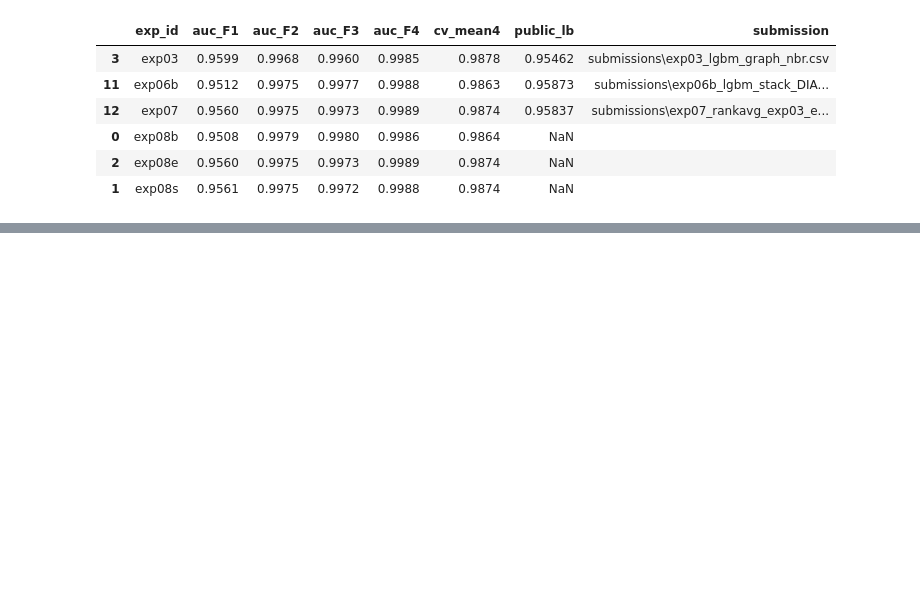
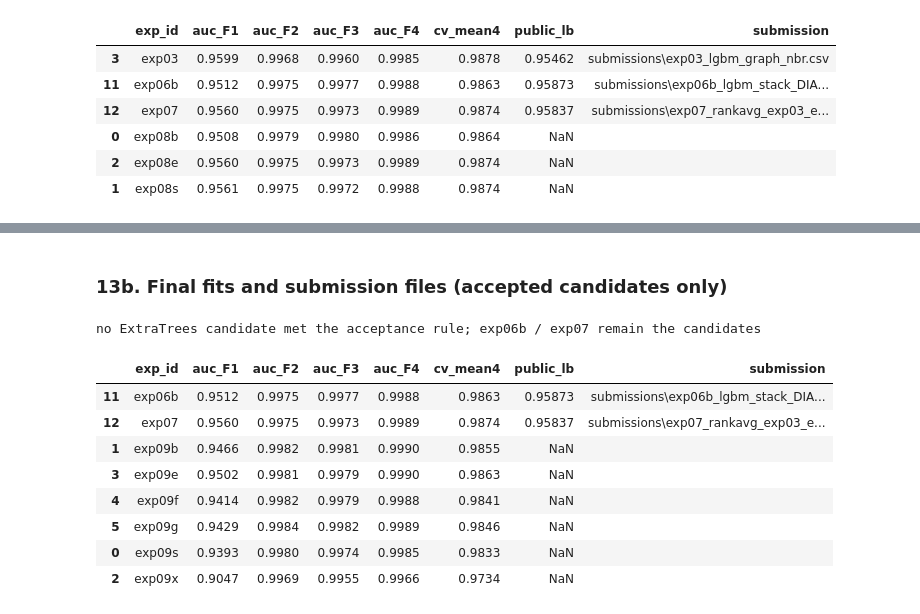
Before and after one commit to tanbeng123/bt4012-e1139091-kaggle-2026, a Jupyter notebook: bt4012_solution.ipynb, the cells around one changed output, grey strips where cells are left out. Cells and saved outputs as stored; diff of their text form; code cells hidden in the pictures; blank space fills up the shorter version.

```diff
--- a/bt4012_solution.ipynb
+++ b/bt4012_solution.ipynb
@@ -1030,0 +1174,62 @@ no tuned candidate met the acceptance rule; exp06b / exp07 remain the candidates
+# %% [markdown]
+### 13b. Final fits and submission files (accepted candidates only)
+# %%
+accepted9 = [e for e in res9.index if dec9[e][0]]
+needed = set(accepted9) | {m for e in accepted9 if e in ENSEMBLES for m in ENSEMBLES[e]}
+test_pred = {'exp03': pd.read_csv(SUB_DIR / 'exp03_lgbm_graph_nbr.csv').target.values,
+             'exp06b': pd.read_csv(SUB_DIR / 'exp06b_lgbm_stack_DIAGNOSTIC.csv').target.values}
+
+if needed & {'exp09b', 'exp09x'}:
+    NBS_FULL = neighbour_scores(stage_a_scores(lab_x, test_x, A_COLS))     # default model A on steps 1-35
+    lab_full, test_full = lab_x.join(NBS_FULL, on='txId'), test_x.join(NBS_FULL, on='txId')
+if 'exp09s' in needed:
+    test_pred['exp09s'] = fit_predict(lgb_et_params(best_cfg['lgbm_et_single']), lab_x, test_x, FEATURE_SETS['graph_nbr'])
+if 'exp09b' in needed:
+    test_pred['exp09b'] = fit_predict(lgb_et_params(best_cfg['lgbm_et_stack']), lab_full, test_full, STACK_COLS)
+if 'exp09x' in needed:
+    test_pred['exp09x'] = make_etc(best_cfg['etc_stack']).fit(lab_full[STACK_COLS].fillna(FILL), lab_full['label']) \
+                                                          .predict_proba(test_full[STACK_COLS].fillna(FILL))[:, 1]
+for e in accepted9:
+    if e in ENSEMBLES:
+        test_pred[e] = rank_average(*[test_pred[m] for m in ENSEMBLES[e]])
+
+paths9 = {}
+for e in accepted9:
+    sub = sample[['index']].copy()
+    sub['target'] = test_pred[e]
+    assert sub.shape == sample.shape and (sub['index'].values == sample['index'].values).all()
+    assert np.isfinite(sub['target']).all() and sub['target'].between(0, 1).all()
+    paths9[e] = SUB_DIR / f'{e}_extratrees.csv'
+    sub.to_csv(paths9[e], index=False)
+    print('saved', paths9[e])
+if not accepted9:
+    print('no ExtraTrees candidate met the acceptance rule; exp06b / exp07 remain the candidates')
+
+desc = {'exp09s': ('lgbm extra_trees', 'graph_nbr', f"{best_cfg['lgbm_et_single']}: {LGB_ET_GRID[best_cfg['lgbm_et_single']]}"),
+        'exp09b': ('lgbm 2-stage extra_trees (model B)', 'graph_nbr + nb_scores', f"{best_cfg['lgbm_et_stack']}: {LGB_ET_GRID[best_cfg['lgbm_et_stack']]}"),
+        'exp09x': ('sklearn ExtraTrees 500', 'graph_nbr + nb_scores', f"{best_cfg['etc_stack']}: {ETC_GRID[best_cfg['etc_stack']]}"),
+        'exp09e': ('rank average', ' + '.join(ENSEMBLES['exp09e']), 'equal weights'),
+        'exp09f': ('rank average', ' + '.join(ENSEMBLES['exp09f']), 'equal weights'),
+        'exp09g': ('rank average', ' + '.join(ENSEMBLES['exp09g']), 'equal weights')}
+log = pd.read_csv(LOG)
+new_log = pd.DataFrame([{
+    'exp_id': e, 'model': desc[e][0], 'features': desc[e][1], 'seed': SEED, 'params': desc[e][2],
+    **{f'auc_{f}': round(r[f], 4) for f in ALL_FOLDS},
+    'cv_mean4': round(r['mean'], 4), 'cv_min': round(r[list(ALL_FOLDS)].min(), 4),
+    'submission': str(paths9.get(e, '')),
+} for e, r in res9.iterrows()])
+new_log = new_log.merge(log[['exp_id', 'public_lb']], on='exp_id', how='left')
+log = pd.concat([log[~log.exp_id.isin(new_log.exp_id)], new_log]).sort_values('exp_id')
+log.to_csv(LOG, index=False)
+log.loc[log.exp_id.str.startswith(('exp06b', 'exp07', 'exp09')), ['exp_id', 'auc_F1', 'auc_F2', 'auc_F3', 'auc_F4', 'cv_mean4', 'public_lb', 'submission']]
+# %% [output]
+no ExtraTrees candidate met the acceptance rule; exp06b / exp07 remain the candidates
+|  | exp_id | auc_F1 | auc_F2 | auc_F3 | auc_F4 | cv_mean4 | public_lb | submission |
+| 11 | exp06b | 0.9512 | 0.9975 | 0.9977 | 0.9988 | 0.9863 | 0.95873 | submissions\exp06b_lgbm_stack_DIA... |
+| 12 | exp07 | 0.9560 | 0.9975 | 0.9973 | 0.9989 | 0.9874 | 0.95837 | submissions\exp07_rankavg_exp03_e... |
+| 1 | exp09b | 0.9466 | 0.9982 | 0.9981 | 0.9990 | 0.9855 | NaN |  |
+| 3 | exp09e | 0.9502 | 0.9981 | 0.9979 | 0.9990 | 0.9863 | NaN |  |
+| 4 | exp09f | 0.9414 | 0.9982 | 0.9979 | 0.9988 | 0.9841 | NaN |  |
+| 5 | exp09g | 0.9429 | 0.9984 | 0.9982 | 0.9989 | 0.9846 | NaN |  |
+| 0 | exp09s | 0.9393 | 0.9980 | 0.9974 | 0.9985 | 0.9833 | NaN |  |
+| 2 | exp09x | 0.9047 | 0.9969 | 0.9955 | 0.9966 | 0.9734 | NaN |  |
```
Also changed, not shown: parts of 14 cells of this notebook, 2 other files.
